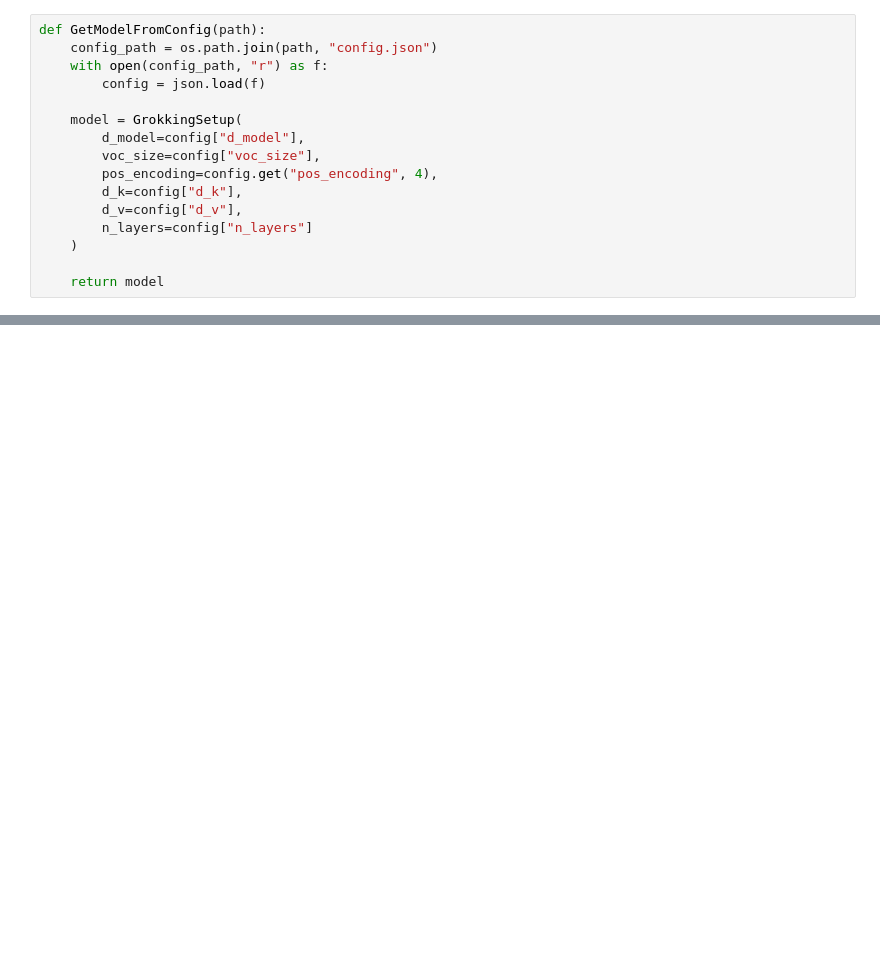
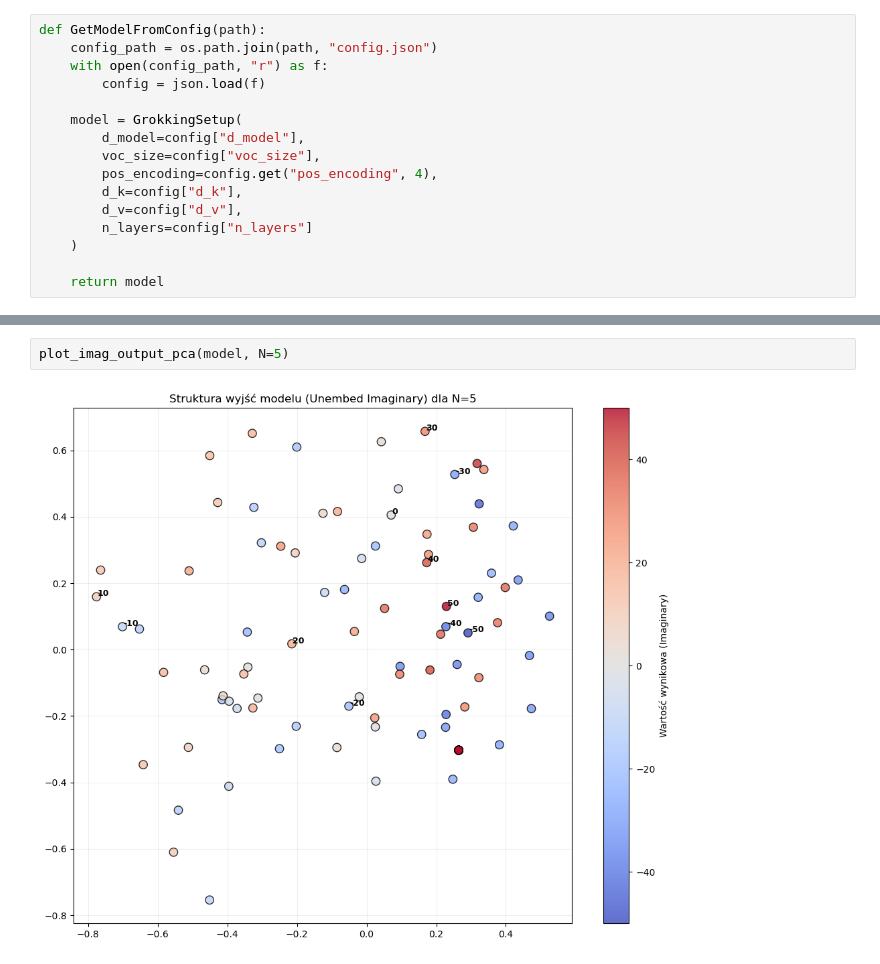
Before and after one commit to AleczO/Grokking, a Jupyter notebook: grokking/research/ComplexNumbers/embeddings.ipynb, the cells around one changed output, grey strips where cells are left out. Drawn from its saved outputs; the diff is of its cells as text; blank space fills up the shorter version.

```diff
--- a/grokking/research/ComplexNumbers/embeddings.ipynb
+++ b/grokking/research/ComplexNumbers/embeddings.ipynb
@@ -548,0 +209,4 @@ plot_embeddings_path_3d(model, p=97, perplexity=5)
+# %%
+plot_imag_output_pca(model, N=5)
+# %% [output]
+[figure, added]
```
Also changed, not shown: parts of 41 cells of this notebook, 3 other files.
